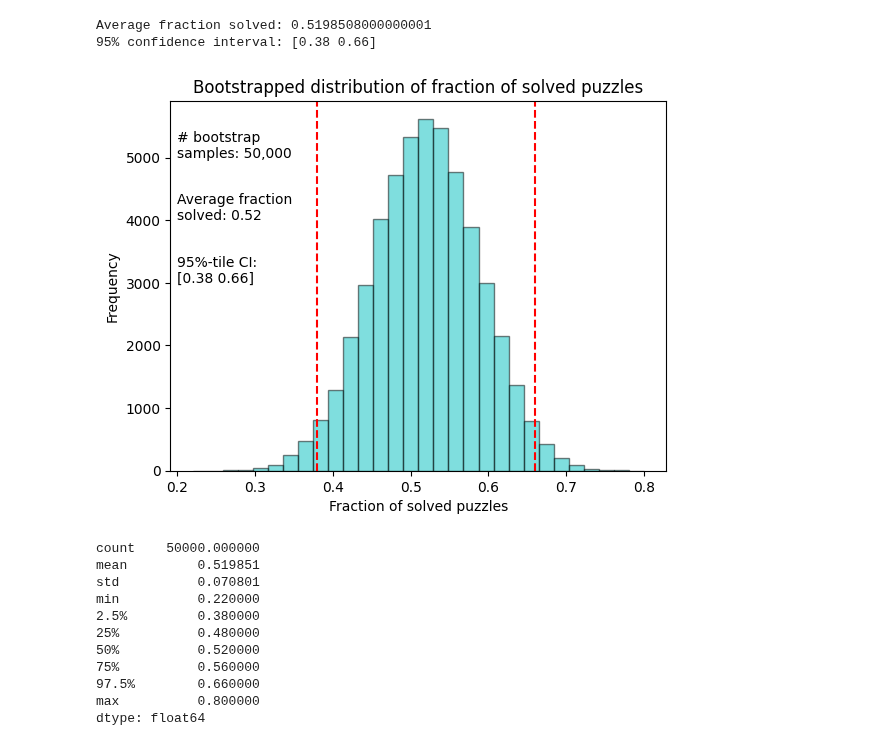
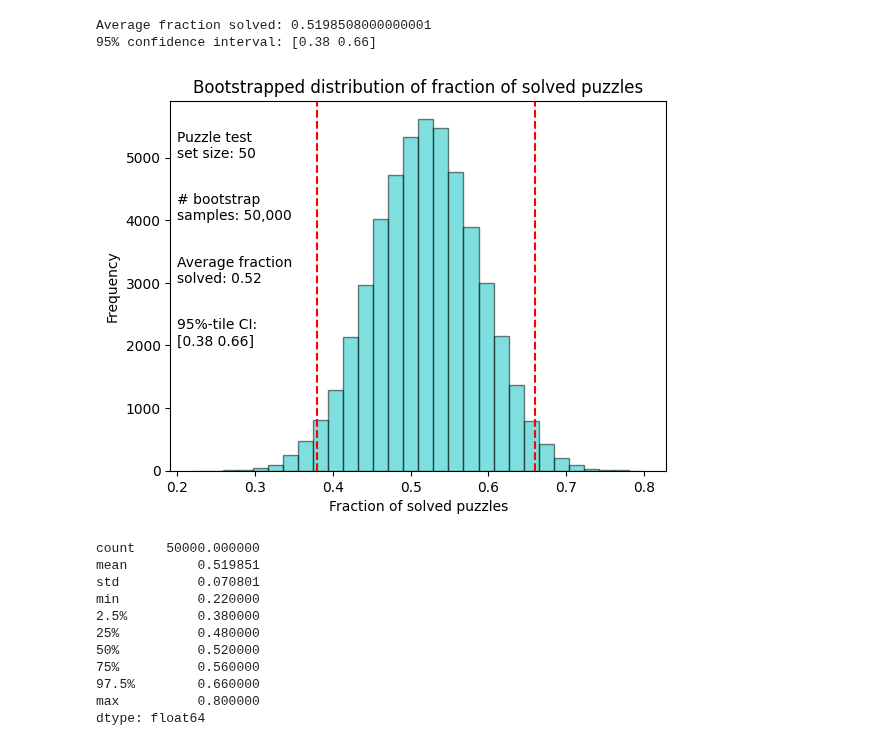
Before and after one commit to jimthompson5802/connection_solver, a Jupyter notebook: src/agent_testbed/automated_test_results_analysis.ipynb, the cells around one changed output. Drawn from its saved outputs; the diff is of its cells as text; code cells hidden in the pictures.

Commit message:
tweaked plot text annotations

```diff
--- a/src/agent_testbed/automated_test_results_analysis.ipynb
+++ b/src/agent_testbed/automated_test_results_analysis.ipynb
@@ -109,23 +109,24 @@ Average fraction solved: 0.5198508000000001
 # %%
 
 pd.Series(bootstrap_means).hist(bins=30, color='c', alpha=0.5, edgecolor='black', grid=False)
 # title to slide
 plt.title('Bootstrapped distribution of fraction of solved puzzles')
 
 # add annotation to plot on 95%-confidence interval
 plt.axvline(confidence_interval[0], color='r', linestyle='--')
 plt.axvline(confidence_interval[1], color='r', linestyle='--')
 # add text annotation for the confidence interval
-plt.text(0.2, 5000, f'# bootstrap\nsamples: {n_bootstraps:,d}', fontsize=10)
-plt.text(0.2, 4000, f'Average fraction\nsolved: {average_fraction_solved:0.2f}', fontsize=10)
-plt.text(0.2, 3000, f'95%-tile CI:\n{confidence_interval}', fontsize=10)
+plt.text(0.2, 5000, f'Puzzle test\nset size: {df.shape[0]}', fontsize=10)
+plt.text(0.2, 4000, f'# bootstrap\nsamples: {n_bootstraps:,d}', fontsize=10)
+plt.text(0.2, 3000, f'Average fraction\nsolved: {average_fraction_solved:0.2f}', fontsize=10)
+plt.text(0.2, 2000, f'95%-tile CI:\n{confidence_interval}', fontsize=10)
 plt.xlabel('Fraction of solved puzzles')
 plt.ylabel('Frequency')
 # save image to file
 plt.savefig('../../images/bootstrap_distribution.png', dpi=300, bbox_inches='tight')
 plt.show()
 # %% [output]
-[figure, old version]
+[figure, new version]
 # %%
 pd.Series(bootstrap_means).describe(percentiles=[0.025,0.25,0.5,0.75, 0.975])
 # %% [output]
```
Also changed, not shown: 1 other file.
